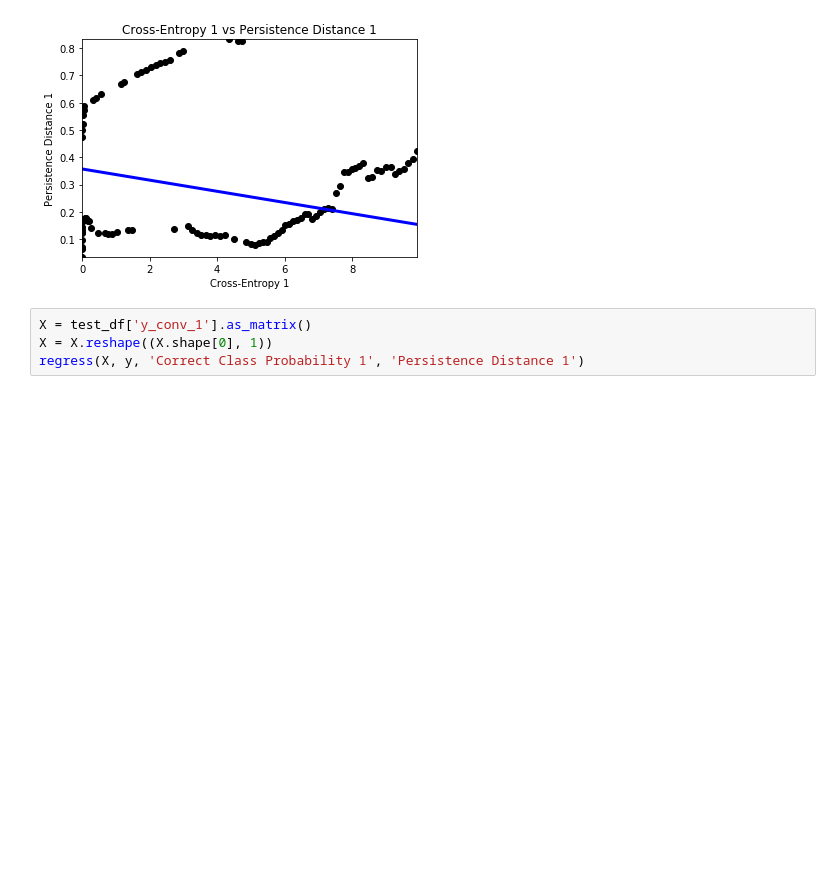
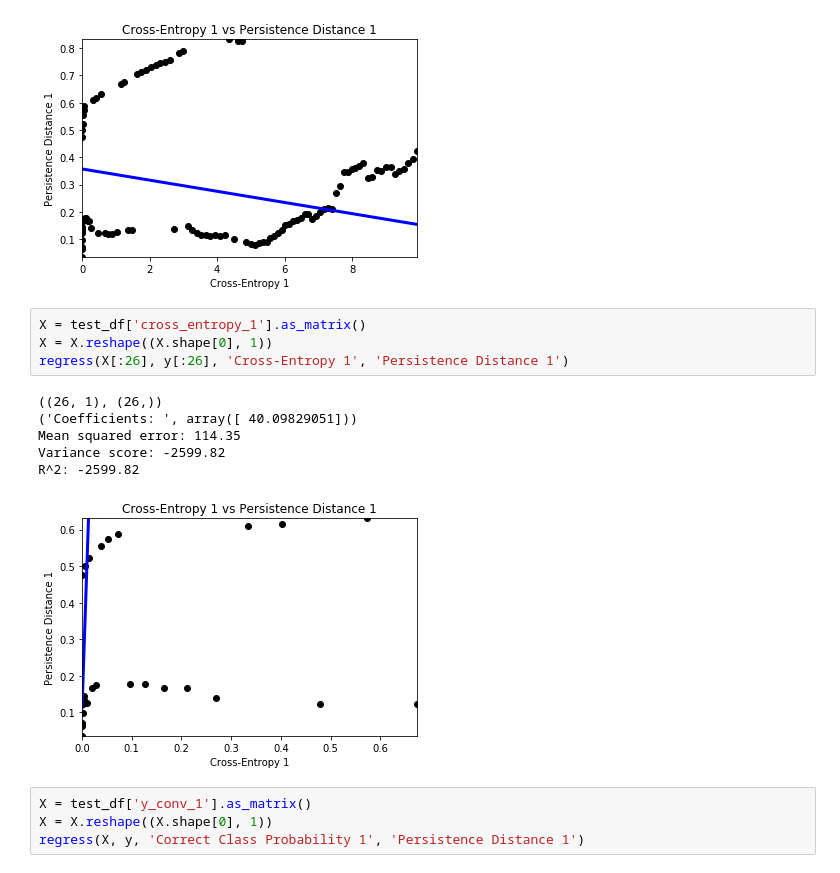
Before and after one commit to tgebhart/tf_activation, a Jupyter notebook: notebooks/Distance_Finder_1_2.ipynb, the cells around one changed output. Saved outputs shown, nothing was run; the diff lists cells and outputs as text; blank space fills up the shorter version.

```diff
--- a/notebooks/Distance_Finder_1_2.ipynb
+++ b/notebooks/Distance_Finder_1_2.ipynb
@@ -283,6 +283,17 @@ Mean squared error: 0.03
 Variance score: -29.22
 R^2: -29.22
 [figure]
+# %%
+X = test_df['cross_entropy_1'].as_matrix()
+X = X.reshape((X.shape[0], 1))
+regress(X[:26], y[:26], 'Cross-Entropy 1', 'Persistence Distance 1')
+# %% [output]
+((26, 1), (26,))
+('Coefficients: ', array([ 40.09829051]))
+Mean squared error: 114.35
+Variance score: -2599.82
+R^2: -2599.82
+[figure, added]
 # %%
 X = test_df['y_conv_1'].as_matrix()
 X = X.reshape((X.shape[0], 1))
```
Also changed, not shown: parts of 3 cells of this notebook.
